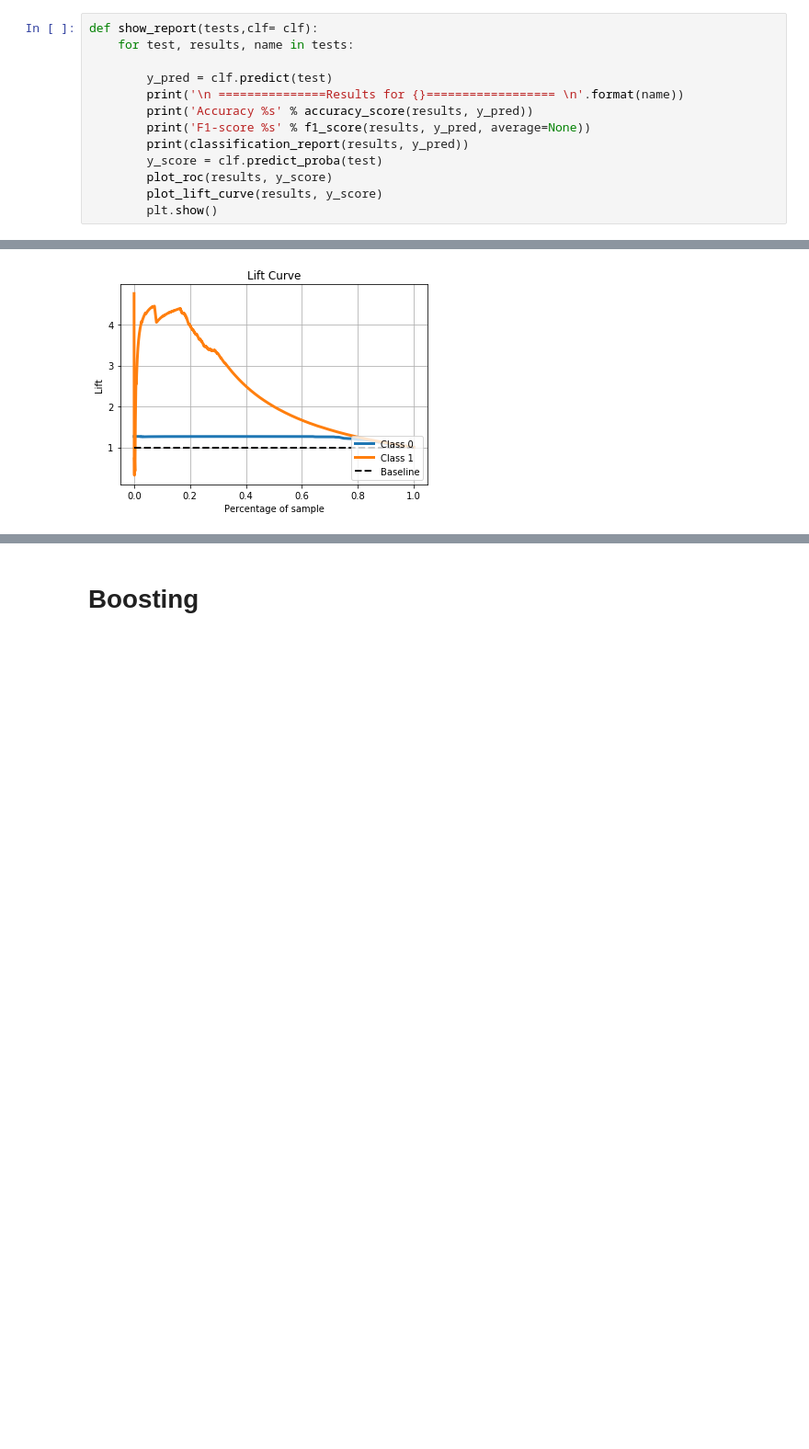
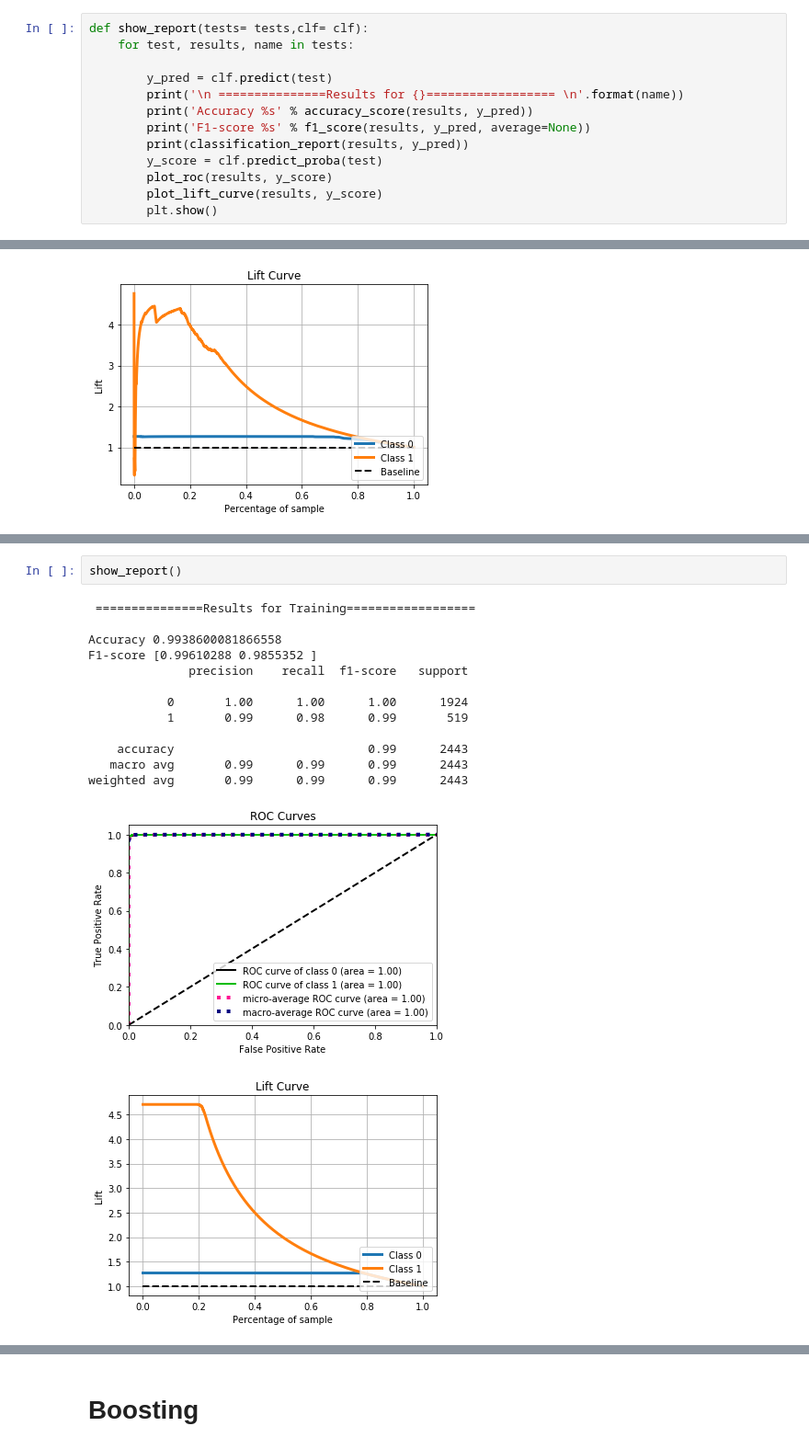
Before and after one commit to piyushtada/data_mining_2020_project_occupancy_detection, a Jupyter notebook: jupyter_notebooks/07_ensemble-testset-v2.ipynb, the cells around one changed output, grey strips where cells are left out. Shown at 92% size. Cells and saved outputs as stored; diff of their text form; blank space fills up the shorter version.

```diff
--- a/jupyter_notebooks/07_ensemble-testset-v2.ipynb
+++ b/jupyter_notebooks/07_ensemble-testset-v2.ipynb
@@ -50,7 +50,7 @@ tests = [(X_test,y_test,"Training"),(X_test1,y_test1,"TestSet 1"),
 # %% [markdown]
 ## defining a fuction that will show us all the results in three cases
 # %%
-def show_report(tests,clf= clf):
+def show_report(tests= tests,clf= clf):
     for test, results, name in tests:
 
         y_pred = clf.predict(test)
@@ -632,0 +578,17 @@ weighted avg   0.938710  0.935808  0.931836  9752.000000
+# %%
+show_report()
+# %% [output]
+ ===============Results for Training==================
+
+Accuracy 0.9938600081866558
+F1-score [0.99610288 0.9855352 ]
+              precision    recall  f1-score   support
+
+           0       1.00      1.00      1.00      1924
+           1       0.99      0.98      0.99       519
+
+    accuracy                           0.99      2443
+   macro avg       0.99      0.99      0.99      2443
+weighted avg       0.99      0.99      0.99      2443
+[figure, added]
+[figure, added]
```
Also changed, not shown: parts of 13 cells of this notebook.
